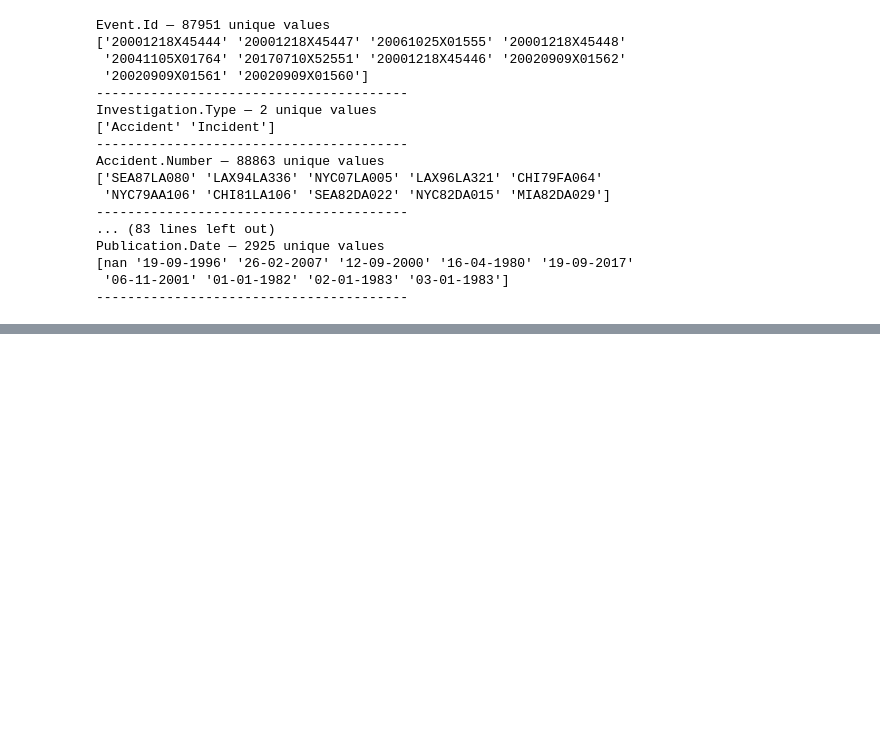
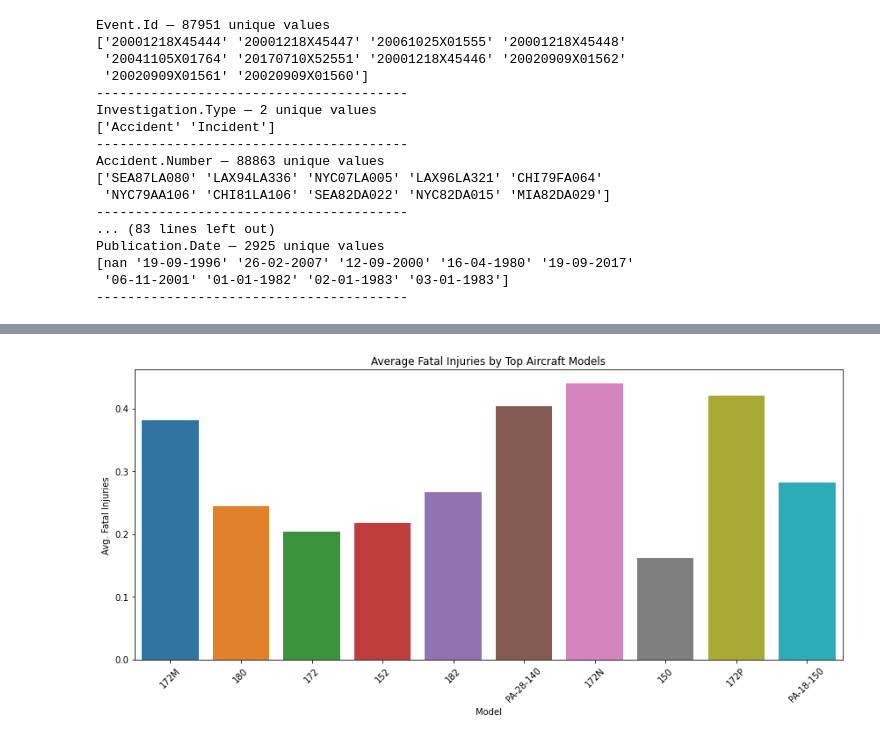
Before and after one commit to KelvinKinoti/project1, a Jupyter notebook: Project_1.ipynb, the cells around one changed output, grey strips where cells are left out. Cells and saved outputs as stored; diff of their text form; code cells hidden in the pictures; blank space fills up the shorter version.

```diff
--- a/Project_1.ipynb
+++ b/Project_1.ipynb
@@ -230,0 +249,9 @@ memory usage: 14.9+ MB
+# %%
+# Standardize all inconsistent missing notations to "Unknown"
+other = ["Missing", "UNK", "Unk", "None", "NONE"]
+df1.replace(other, "Unknown", inplace=True)
+
+
+df1[df1.select_dtypes(include='object').columns] = (
+    df1.select_dtypes(include='object').replace(other, "Unknown")
+)
@@ -266,0 +313,17 @@ ENGLEWOOD, CO      131
+# %%
+dfUS = df1[df1.Country == "United States"]
+# %%
+state_codes = pd.read_csv("USState_codes.csv",encoding="latin1",low_memory=False)
+state_codes.info()
+## Feature Engineering
+dfUS['Location'] = dfUS['Location'].str.replace(',', '', regex=False).str.lower()
+
+dfUS['state_abbr'] = dfUS['Location'].str[-2:]
+
+state_abbr_to_name = {
+    abbr.lower(): name.lower()
+    for abbr, name in zip(state_codes['Abbreviation'], state_codes['US_State'])
+}
+dfUS['State'] = dfUS['state_abbr'].map(state_abbr_to_name)
+
+dfUS['Location'] = dfUS['Location'].str[:-3].str.strip()
@@ -266,0 +368,4 @@ ENGLEWOOD, CO      131
+# %%
+dfUS['Make'] = dfUS['Make'].str.title()
+print("Top 10 Makes:")
+print(dfUS['Make'].value_counts().head(10).to_string()+"\n")
@@ -266,0 +384,13 @@ ENGLEWOOD, CO      131
+# %%
+top_models = dfUS['Model'].value_counts().head(10).index
+model_fatal_df = dfUS[dfUS['Model'].isin(top_models)]
+
+plt.figure(figsize=(12, 6))
+sns.barplot(data=model_fatal_df, x='Model', y='Total.Fatal.Injuries', estimator=np.mean, ci=None)
+plt.title('Average Fatal Injuries by Top Aircraft Models')
+plt.ylabel('Avg. Fatal Injuries')
+plt.xticks(rotation=45)
+plt.tight_layout()
+plt.show()
+# %% [output]
+[figure, added]
```
Also changed, not shown: parts of 56 cells of this notebook, 4 other files.
